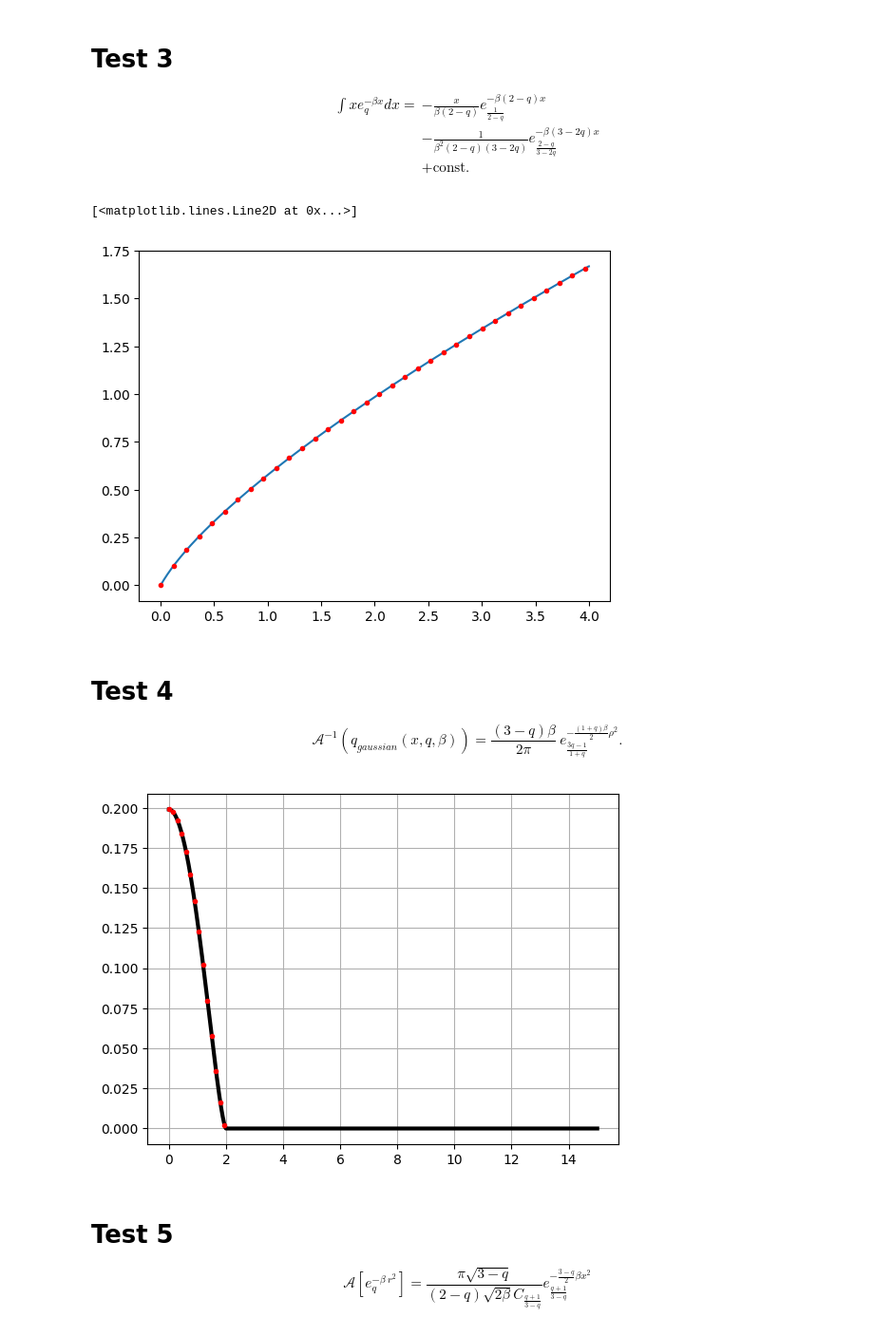
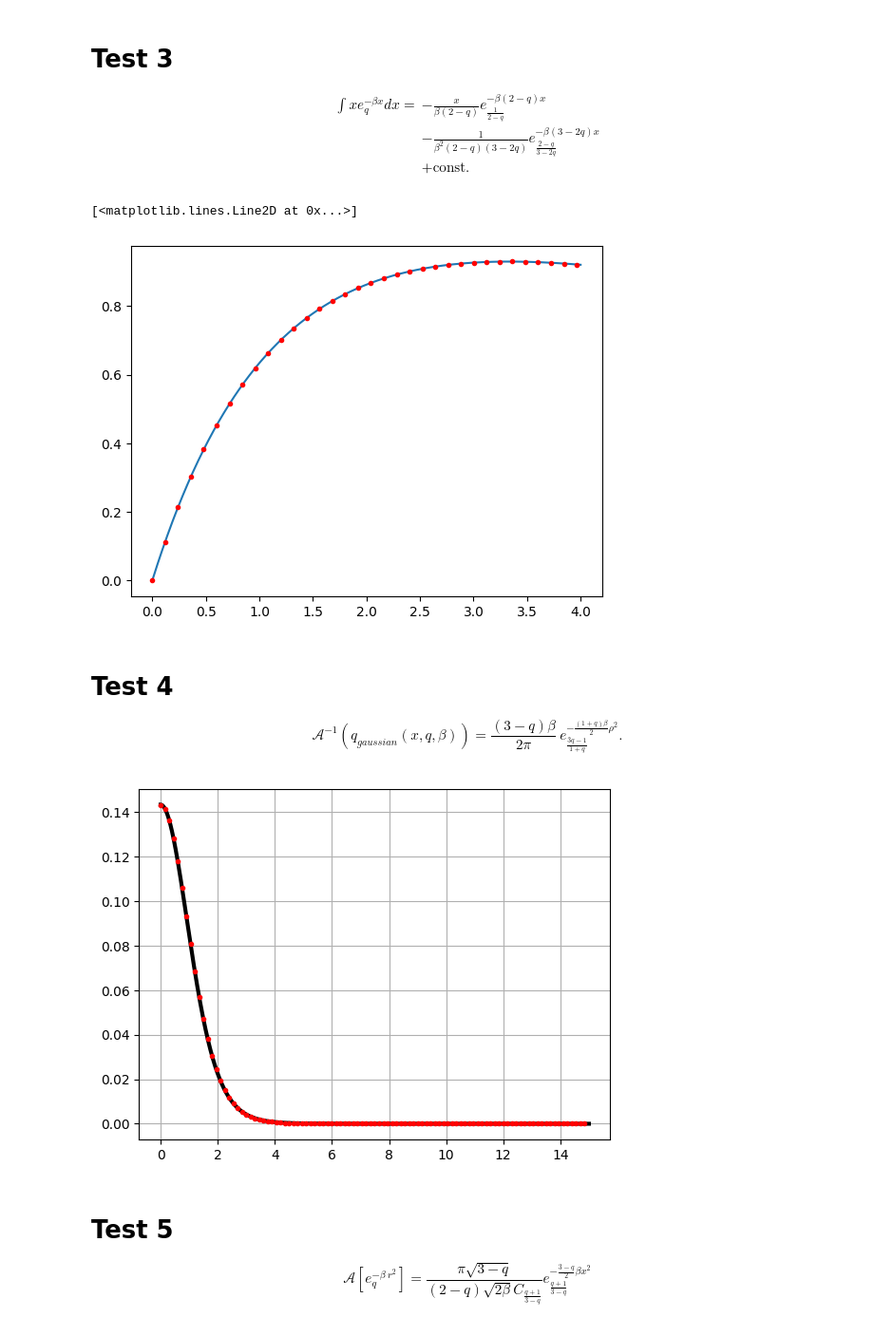
Before and after one commit to sterbini/Tails_and_luminosity, a Jupyter notebook: 001.ipynb, the cells around one changed output. Shown at 95% size. Cells and saved outputs as stored; diff of their text form; code cells hidden in the pictures.

```diff
--- a/001.ipynb
+++ b/001.ipynb
@@ -69,20 +14,6 @@ def q_log(x, q):
     else:
         return (x**(1 - q) - 1) / (1 - q)
 
-def generalized_box_muller(q, beta, size=1):
-    """Generate q-Gaussian deviates using the generalized Box-Muller transform."""
-    q_prime = (1 + q) / (3 - q)  # Compute q'
-
-    # Generate uniform random numbers
-    U1 = np.random.uniform(0, 1, size)
-    U2 = np.random.uniform(0, 1, size)
-    U3 = np.random.uniform(0, 1, size)
-    # Compute the transformation
-    factor = np.sqrt(-2 * q_log(U1, q_prime))
-    X = factor * np.cos(2 * np.pi * U2)/np.sqrt(beta*(3-q))
-    Y = factor * np.sin(2 * np.pi * U2)/np.sqrt(beta*(3-q))
-
-    return X, Y
 
 def q_exponential(x, q):
     """Computes the q-exponential function."""
@@ -90,12 +21,12 @@ def q_exponential(x, q):
         return np.exp(x)
     else:
         valid_base = 1 + (1 - q) * x
-        valid_base[valid_base < 0] = np.nan
+        valid_base[valid_base < 0] = 0
         return valid_base ** (1 / (1 - q))
 
 def C_q(q):
     """Computes the normalization factor C_q."""
-    if 0 < q < 1:
+    if  q < 1:
         return (2 * np.sqrt(np.pi) * gamma(1 / (1 - q))) / ((3 - q) * np.sqrt(1 - q) * gamma((3 - q) / (2 * (1 - q))))
     elif q == 1:
         return np.sqrt(np.pi)
@@ -108,11 +39,11 @@ def q_gaussian(x, q, beta):
     """Computes the q-Gaussian probability density function."""
     if beta<= 0:
         raise ValueError('beta should be positive')
-    if q>3 or q<=0:
-        raise ValueError('q should >0 but <3.')
+    if q>3:
+        raise ValueError('q should be <3.')
     if 1<=q<3:
         return (np.sqrt(beta) / C_q(q)) * q_exponential(-beta * x**2, q)
-    if 0<q<1:
+    if q<1:
         my_limit = 1/np.sqrt(beta*(1-q))
         return np.where(
         (-my_limit <= x) & (x <= my_limit),
@@ -172,8 +149,8 @@ plt.plot(x_range[0::30], yy[0::30],'r.')
 \label{eq:integral_xexpq}
 \end{equation}
 # %%
-beta=2
-q =5
+beta=0.5
+q =1.4
 x_range = np.linspace(0,4,1000)
 y = -x_range/(beta*(2-q))*q_exponential(-beta*(2-q)*x_range,1/(2-q))-1/(beta**2*(2-q)*(3-2*q))*q_exponential(-beta*(3-2*q)*x_range,(2-q)/(3-2*q))
 
@@ -182,7 +159,7 @@ yy= x_range*q_exponential(-beta*x_range,q)
 plt.plot(x_range[0::30], yy[0::30],'r.')
 # %% [output]
 [<matplotlib.lines.Line2D at 0x...>]
-[figure, old version]
+[figure, new version]
 # %% [markdown]
 # Test 4
 \begin{equation}
@@ -201,37 +178,37 @@ r=np.linspace(0.00001,15,20000)
 # rho_r=chi.pdf(r,2)
 # plt.plot(r, rho_r,'r',lw=3,label='$\\rho_r$')
 
-q = .5
+q = 1.2
 beta = .5
 
 #find rho
 #rho=rho_r/2/np.pi/r
 rho = q_gaussian(r, q, beta)
 #rho[np.where(r>r_cut)]=0
 from abel.direct import direct_transform
 from abel.tools.analytical import GaussianAnalytical
 aux=direct_transform(rho, dr=np.diff(r)[0], direction="inverse", correction=True)
 
 #plt.plot(r,rho,'b',lw=3,label='$\\rho$')
 
 #plt.plot(r,rho,'k',label='Abel Transform of $\\rho$', lw=3)
 
 plt.plot(r,aux,'k',label='Abel Transform of $\\rho$', lw=3)
 
 
 plt.plot(r[::200],(3-q)*beta/2/np.pi* q_exponential(-beta*(1+q)*r**2/2, (3*q-1)/(q+1))[::200],'.r')
 #plt.plot(r[::200], beta/np.pi* q_exponential(-beta*q*r**2, 2-1/q)[::200],'.r')
 
 # plt.plot(r[0::5],gauss(r[0::5],1),'or',label='Normal distribution', lw=3)
 
 # plt.plot(r, q_gaussian(r, q, beta))
 
 # plt.ylabel('pdf (symmetric for x<0)')
 # plt.xlabel('x [$\\sigma$]')
 # plt.legend(loc='best')
 plt.grid(True)
 # %% [output]
-[figure, old version]
+[figure, new version]
 # %% [markdown]
 # Test 5
 
```
Also changed, not shown: parts of 15 cells of this notebook, 2 other files.
